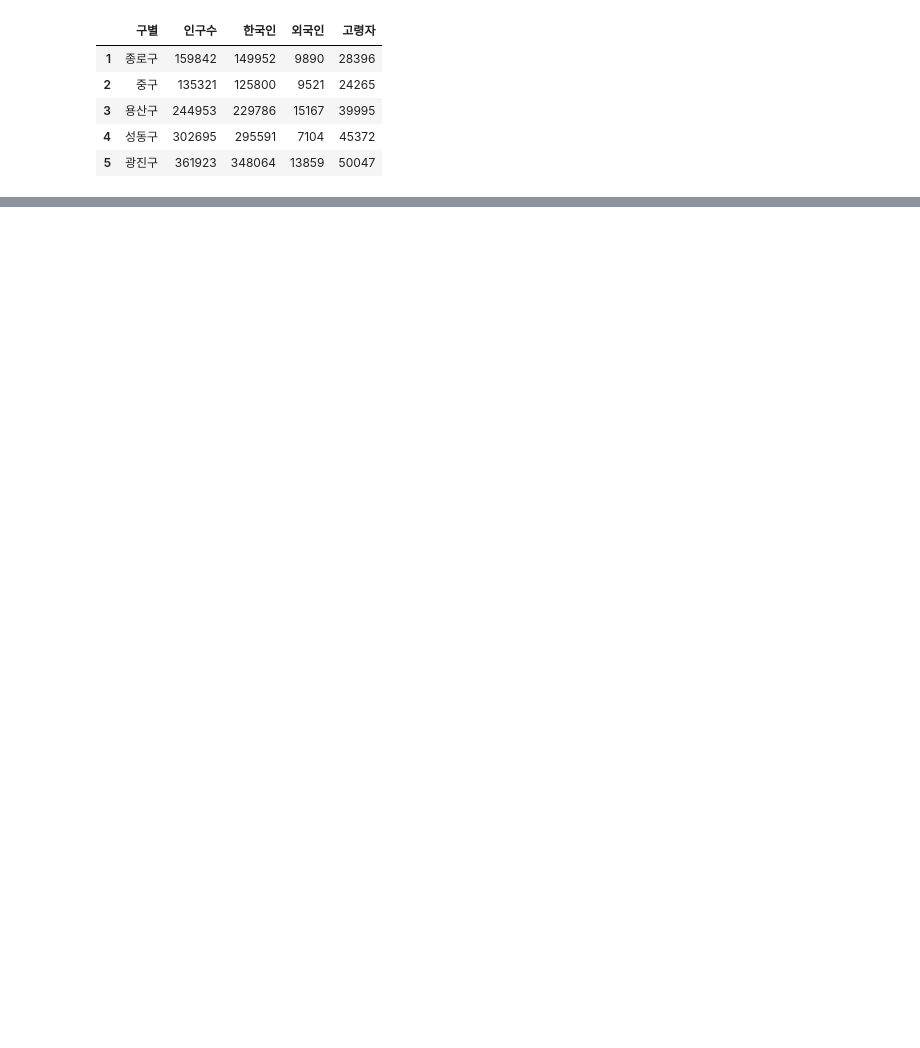
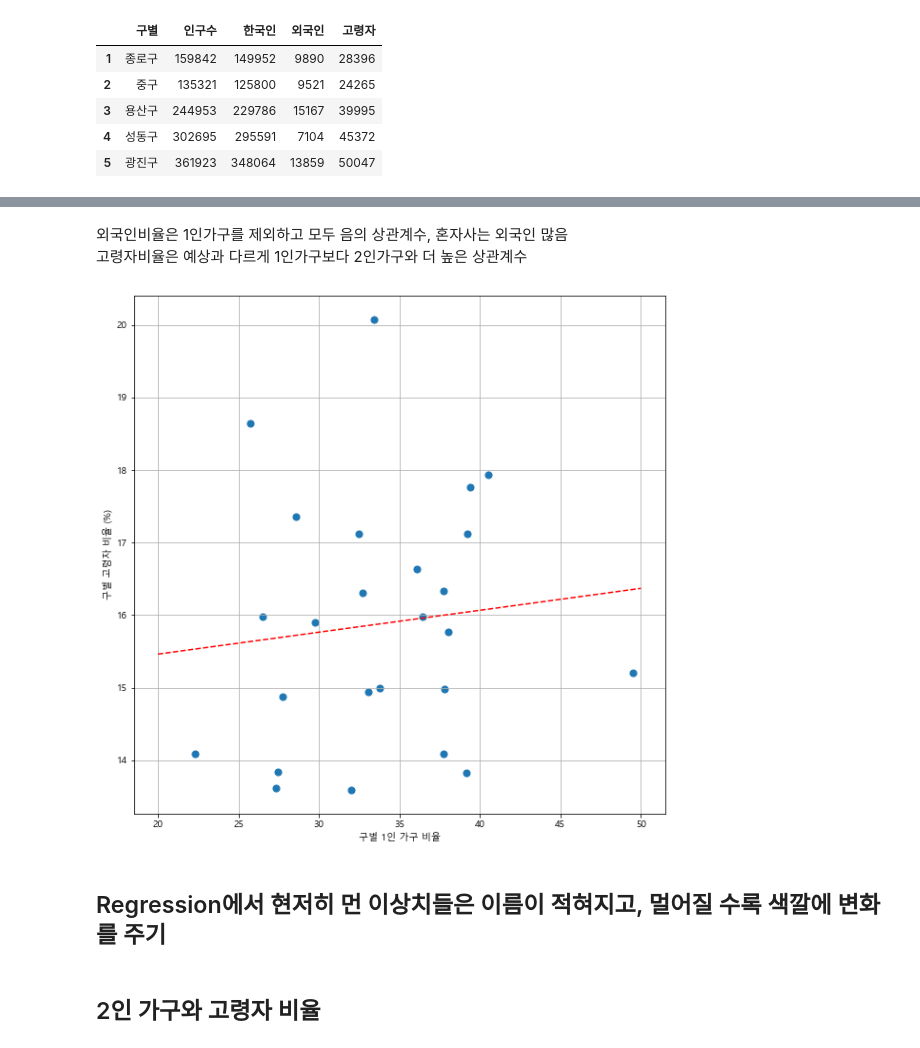
Before and after one commit to beegramin9/Python-DataScience-Hoseo-ProjectData, a Jupyter notebook: Ch1~2018/인구수 가구원수/서울 인구수와 가구원수.ipynb, the cells around one changed output, grey strips where cells are left out. Cells and saved outputs as stored; diff of their text form; code cells hidden in the pictures; blank space fills up the shorter version.

Commit message:
polyfit 제대로 해야 컬러산점도 제대로 그려짐

```diff
--- a/Ch1~2018/인구수 가구원수/서울 인구수와 가구원수.ipynb
+++ b/Ch1~2018/인구수 가구원수/서울 인구수와 가구원수.ipynb
@@ -37,0 +218,6 @@ pop_18.head()
+# %%
+# hh19_rate.set_index('구별',inplace=True) 위에서 함
+pop_18.set_index('구별',inplace=True)
+# %%
+result = pd.merge(hh19_rate, pop_18, on = '구별')
+result.head()
@@ -37,0 +251,24 @@ pop_18.head()
+# %% [markdown]
+외국인비율은 1인가구를 제외하고 모두 음의 상관계수, 혼자사는 외국인 많음 <br>
+고령자비율은 예상과 다르게 1인가구보다 2인가구와 더 높은 상관계수
+# %%
+fp1 = np.polyfit(result['1인'] , result['고령자비율'], 1)
+f1 = np.poly1d(fp1)
+fx = np.linspace(20,50,100)
+# %%
+""" 1인과의 고령자비율 비교는 Regression을 그리기 애매함, 상관계수가 낮아서 그럼 """
+plt.scatter(result['1인'], result['고령자비율'], s = 50)
+
+plt.plot(fx, f1(fx), color = 'r', ls = 'dashed', label = 'polyfit' )
+
+plt.xlabel('구별 1인 가구 비율')
+plt.ylabel('구별 고령자 비율 (%)')
+
+plt.grid()
+plt.show()
+# %% [output]
+[figure, added]
+# %% [markdown]
+## Regression에서 현저히 먼 이상치들은 이름이 적혀지고, 멀어질 수록 색깔에 변화를 주기
+# %% [markdown]
+## 2인 가구와 고령자 비율
```
Also changed, not shown: parts of 33 cells of this notebook.
